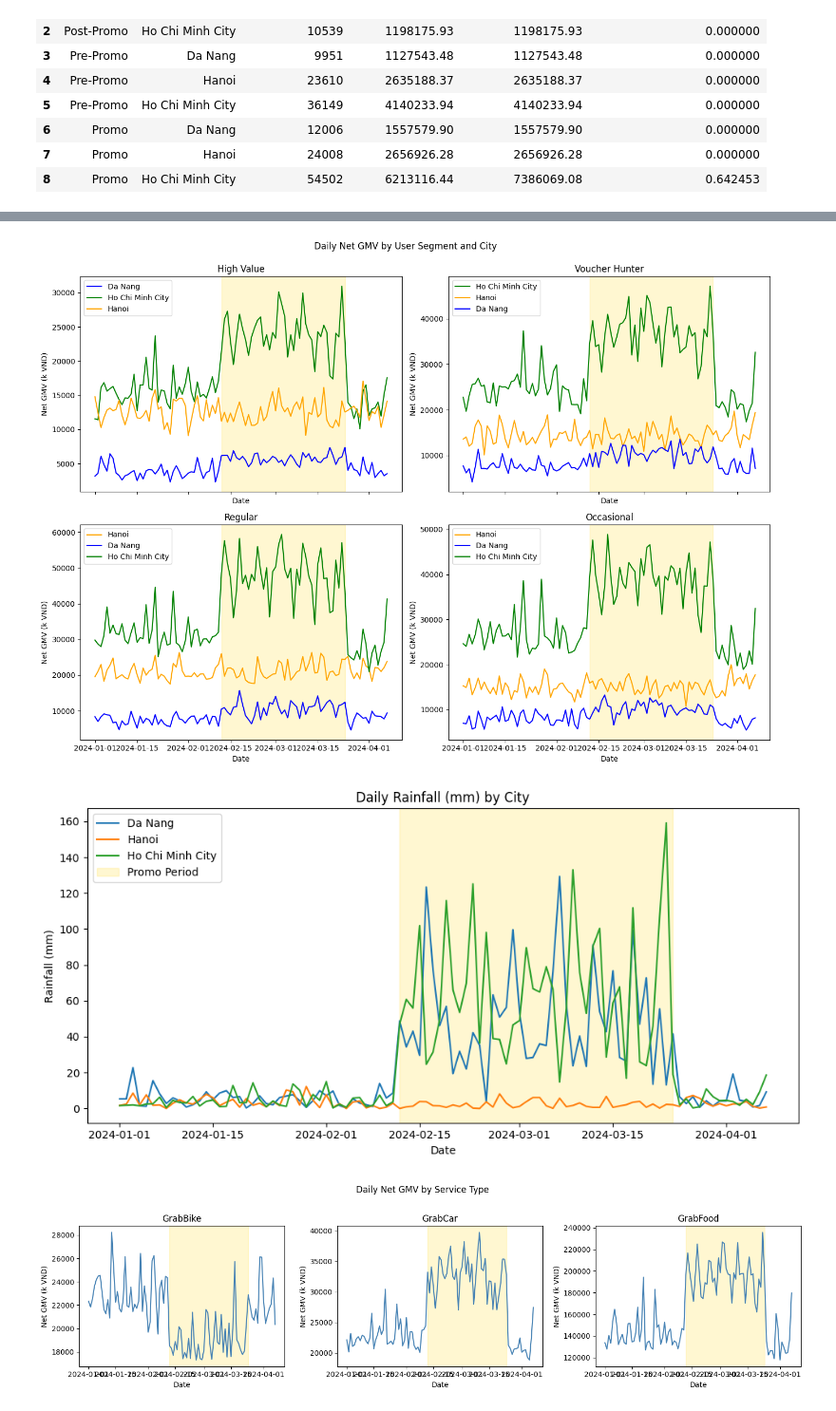
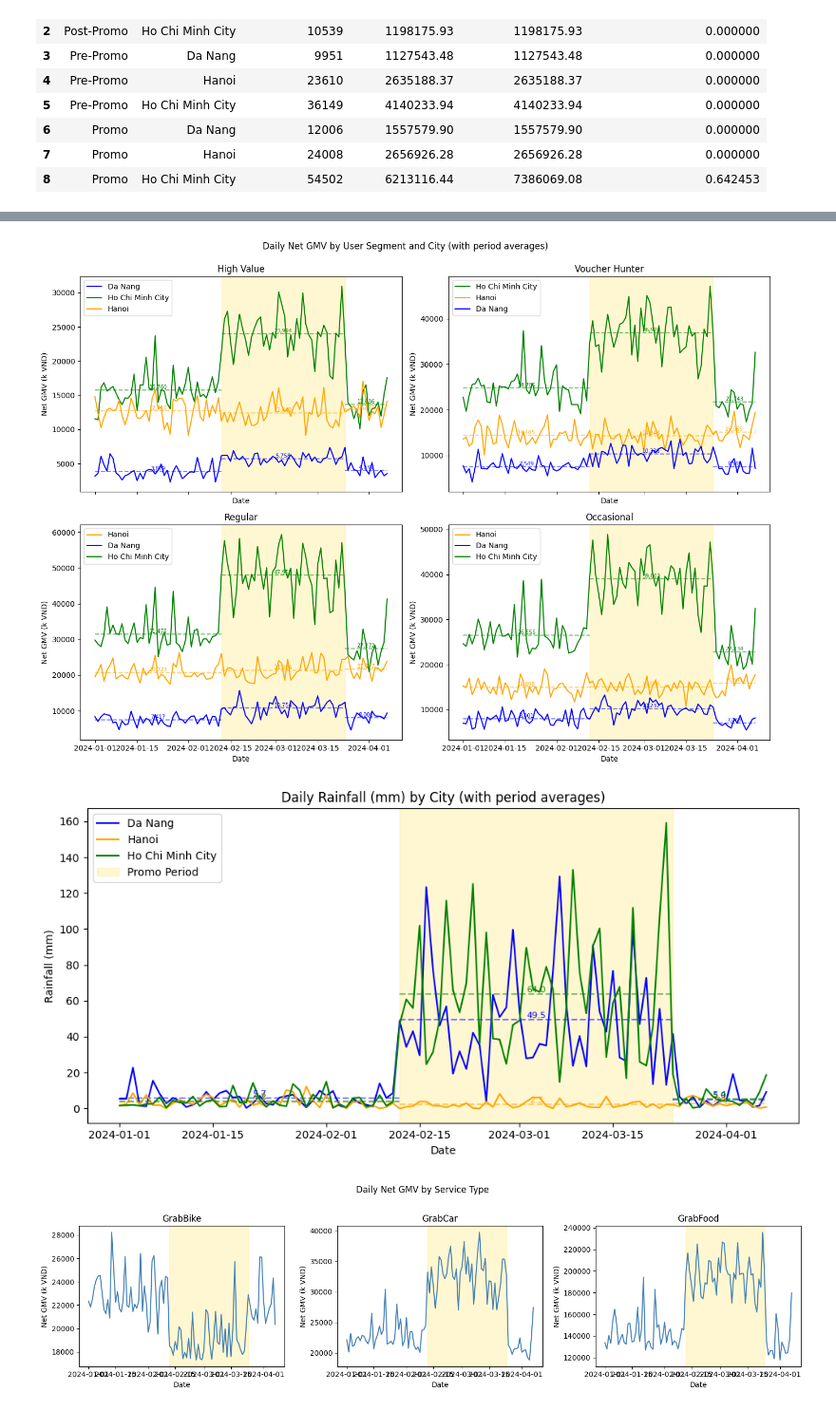
Before and after one commit to tonyvu1289/grab-assignment, a Jupyter notebook: basic_eda.ipynb, the cells around one changed output, grey strips where cells are left out. Shown at 95% size. Saved outputs shown, nothing was run; the diff lists cells and outputs as text; code cells hidden in the pictures.

Commit message:
Implement feature X to enhance user experience and fix bug Y in module Z

```diff
--- a/basic_eda.ipynb
+++ b/basic_eda.ipynb
@@ -224,9 +254,12 @@ segment_city_plot = (
     .sum()
     .sort_values('date')
 )
+segment_city_plot['date'] = pd.to_datetime(segment_city_plot['date'], errors='coerce')
 
 promo_start = pd.Timestamp('2024-02-12')
 promo_end = pd.Timestamp('2024-03-24')
+pre_promo_start = segment_city_plot['date'].min()
+post_promo_end = segment_city_plot['date'].max()
 
 segments = segment_city_plot['user_segment'].dropna().unique()
 fig, axes = plt.subplots(
@@ -245,13 +278,37 @@ for ax, segment in zip(axes, segments):
         segment_city_plot['user_segment'] == segment
     ]
     for city in segment_data['city'].unique():
-        city_data = segment_data[segment_data['city'] == city]
+        city_data = segment_data[segment_data['city'] == city].copy()
+        city_data['date'] = pd.to_datetime(city_data['date'], errors='coerce')
         ax.plot(
             city_data['date'],
             city_data['net_gmv_k_vnd'],
             label=city,
             color=colors.get(city, 'gray')
         )
+
+        # Calculate and draw period averages
+        pre_promo_data = city_data[city_data['date'] < promo_start]
+        during_promo_data = city_data[(city_data['date'] >= promo_start) & (city_data['date'] <= promo_end)]
+        post_promo_data = city_data[city_data['date'] > promo_end]
+
+        pre_promo_avg = pre_promo_data['net_gmv_k_vnd'].mean() if len(pre_promo_data) > 0 else None
+        during_promo_avg = during_promo_data['net_gmv_k_vnd'].mean() if len(during_promo_data) > 0 else None
+        post_promo_avg = post_promo_data['net_gmv_k_vnd'].mean() if len(post_promo_data) > 0 else None
+
+        if pre_promo_avg is not None:
+            ax.hlines(pre_promo_avg, pre_promo_start, promo_start, colors=colors.get(city), linestyles='--', alpha=0.5, linewidth=1.5)
+            mid_date = pre_promo_start + (promo_start - pre_promo_start) / 2
+            ax.text(mid_date, pre_promo_avg, f'{pre_promo_avg:,.0f}', fontsize=7, color=colors.get(city), va='bottom', ha='center')
+        if during_promo_avg is not None:
+            ax.hlines(during_promo_avg, promo_start, promo_end, colors=colors.get(city), linestyles='--', alpha=0.5, linewidth=1.5)
+            mid_date = promo_start + (promo_end - promo_start) / 2
+            ax.text(mid_date, during_promo_avg, f'{during_promo_avg:,.0f}', fontsize=7, color=colors.get(city), va='bottom', ha='center')
+        if post_promo_avg is not None:
+            ax.hlines(post_promo_avg, promo_end, post_promo_end, colors=colors.get(city), linestyles='--', alpha=0.5, linewidth=1.5)
+            mid_date = promo_end + (post_promo_end - promo_end) / 2
+            ax.text(mid_date, post_promo_avg, f'{post_promo_avg:,.0f}', fontsize=7, color=colors.get(city), va='bottom', ha='center')
+
     ax.axvspan(promo_start, promo_end, color='gold', alpha=0.18)
     ax.set_title(str(segment))
     ax.set_xlabel('Date')
@@ -261,40 +318,66 @@ for ax, segment in zip(axes, segments):
 for ax in axes[len(segments):]:
     ax.axis('off')
 
-fig.suptitle('Daily Net GMV by User Segment and City', y=0.995)
+fig.suptitle('Daily Net GMV by User Segment and City (with period averages)', y=0.995)
 fig.tight_layout()
 plt.show()
 # %% [output]
-[figure, old version]
+[figure, new version]
 # %%
 # Chart: daily rainfall by city with highlighted promo period
 rain_plot = weather_daily.copy()
 rain_plot['date'] = pd.to_datetime(rain_plot['date'], errors='coerce')
 rain_plot = rain_plot.sort_values(['city', 'date'])
 
 promo_start = pd.Timestamp('2024-02-12')
 promo_end = pd.Timestamp('2024-03-24')
+pre_promo_start = rain_plot['date'].min()
+post_promo_end = rain_plot['date'].max()
 
-plt.figure(figsize=(10, 5))
+fig, ax = plt.subplots(figsize=(10, 5))
+city_colors = {'Da Nang': 'blue', 'Hanoi': 'orange', 'Ho Chi Minh City': 'green'}
+
 for city, sub in rain_plot.groupby('city'):
-    plt.plot(sub['date'], sub['rainfall_mm'], label=city)
+    ax.plot(sub['date'], sub['rainfall_mm'], label=city, color=city_colors.get(city))
 
-plt.axvspan(
+    # Calculate and draw period averages
+    pre_promo_data = sub[sub['date'] < promo_start]
+    during_promo_data = sub[(sub['date'] >= promo_start) & (sub['date'] <= promo_end)]
+    post_promo_data = sub[sub['date'] > promo_end]
+
+    pre_promo_avg = pre_promo_data['rainfall_mm'].mean() if len(pre_promo_data) > 0 else None
+    during_promo_avg = during_promo_data['rainfall_mm'].mean() if len(during_promo_data) > 0 else None
+    post_promo_avg = post_promo_data['rainfall_mm'].mean() if len(post_promo_data) > 0 else None
+
+    if pre_promo_avg is not None:
+        ax.hlines(pre_promo_avg, pre_promo_start, promo_start, colors=city_colors.get(city), linestyles='--', alpha=0.5, linewidth=1.5)
+        mid_date = pre_promo_start + (promo_start - pre_promo_start) / 2
+        ax.text(mid_date, pre_promo_avg, f'{pre_promo_avg:.1f}', fontsize=8, color=city_colors.get(city), va='bottom', ha='center')
+    if during_promo_avg is not None:
+        ax.hlines(during_promo_avg, promo_start, promo_end, colors=city_colors.get(city), linestyles='--', alpha=0.5, linewidth=1.5)
+        mid_date = promo_start + (promo_end - promo_start) / 2
+        ax.text(mid_date, during_promo_avg, f'{during_promo_avg:.1f}', fontsize=8, color=city_colors.get(city), va='bottom', ha='center')
+    if post_promo_avg is not None:
+        ax.hlines(post_promo_avg, promo_end, post_promo_end, colors=city_colors.get(city), linestyles='--', alpha=0.5, linewidth=1.5)
+        mid_date = promo_end + (post_promo_end - promo_end) / 2
+        ax.text(mid_date, post_promo_avg, f'{post_promo_avg:.1f}', fontsize=8, color=city_colors.get(city), va='bottom', ha='center')
+
+ax.axvspan(
     promo_start,
     promo_end,
     color='gold',
     alpha=0.18,
     label='Promo Period'
 )
 
-plt.title('Daily Rainfall (mm) by City')
+plt.title('Daily Rainfall (mm) by City (with period averages)')
 plt.xlabel('Date')
 plt.ylabel('Rainfall (mm)')
 plt.legend()
 plt.tight_layout()
 plt.show()
 # %% [output]
-[figure, old version]
+[figure, new version]
 # %%
 # Chart: daily net GMV by service type with highlighted promo period
 service_plot = (
```
Also changed, not shown: parts of 3 cells of this notebook.
